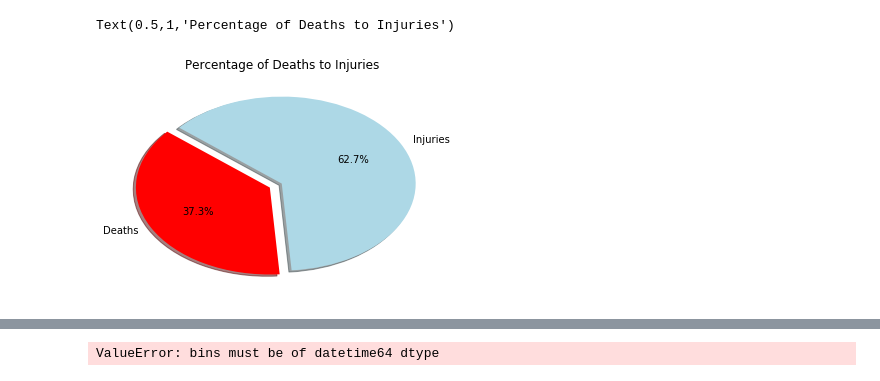
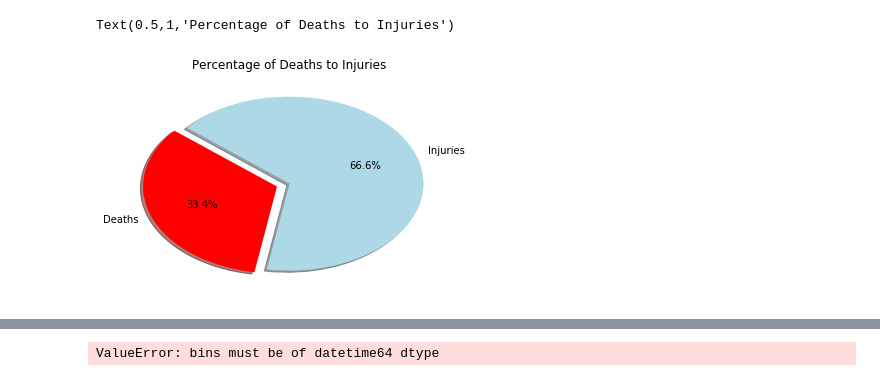
Before and after one commit to avangemert/TuThu-project-one, a Jupyter notebook: shootings_viz.ipynb, the cells around one changed output, grey strips where cells are left out. Cells and saved outputs as stored; diff of their text form; code cells hidden in the pictures.

Commit message:
updated visualizations

```diff
--- a/shootings_viz.ipynb
+++ b/shootings_viz.ipynb
@@ -3,6 +3,8 @@ import pandas as pd
 import numpy as np
 import matplotlib.pyplot as plt
 
-shootings_df = pd.read_csv("school_shootings.csv")
-shootings_df
+census_data_df = pd.read_csv("census_data_school_shootings.csv")
+school_zip_df = pd.read_csv("school_shootings_data_zip.csv")
+school_shootings_df = pd.read_csv("school_shootings_data.csv")
+school_shootings_df.head()
 # %% [output]
@@ -76,0 +84,24 @@ total_victims
+# %%
+# Bar chart of age groups of shooters
+
+bins = [0,9,19,29,39,49,99]
+group_names = ["0-9","10-19","20-29","30-39","40-49","50+"]
+shooter_age_groups = pd.cut(school_shootings_df["Shooter Age"], bins, labels=group_names)
+school_shootings_df["Shooter Age Group"] = shooter_age_groups
+pre_teen_shooter_df = school_shootings_df.loc[school_shootings_df["Shooter Age Group"] == "0-9"]
+pre_teen_shooter_count = len(pre_teen_shooter_df["Shooter Age Group"])
+teen_shooter_df = school_shootings_df.loc[school_shootings_df["Shooter Age Group"] == "10-19"]
+teen_shooter_count = len(teen_shooter_df["Shooter Age Group"])
+twenties_shooter_df = school_shootings_df.loc[school_shootings_df["Shooter Age Group"] == "20-29"]
+twenties_shooter_count = len(twenties_shooter_df["Shooter Age Group"])
+thirties_shooter_df = school_shootings_df.loc[school_shootings_df["Shooter Age Group"] == "30-39"]
+thirties_shooter_count = len(thirties_shooter_df["Shooter Age Group"])
+forties_shooter_df = school_shootings_df.loc[school_shootings_df["Shooter Age Group"] == "40-49"]
+forties_shooter_count = len(forties_shooter_df["Shooter Age Group"])
+old_shooter_df = school_shootings_df.loc[school_shootings_df["Shooter Age Group"] == "50-99"]
+old_shooter_count = len(old_shooter_df["Shooter Age Group"])
+age_groups = [pre_teen_shooter_count,teen_shooter_count,twenties_shooter_count,thirties_shooter_count,forties_shooter_count,old_shooter_count]
+plt.bar(group_names,age_groups)
+plt.title("Shooter Age Group")
+plt.xlabel("Age Groups")
+plt.ylabel("Number of Shooters")
@@ -77,11 +111,14 @@ total_victims
 # %%
+total_deaths = school_shootings_df["Deaths"].sum()
+total_injuries = school_shootings_df["Injuries"].sum()
+total_victims = total_deaths + total_injuries
 victims = [total_deaths,total_injuries]
 labels = ["Deaths","Injuries"]
 colors = ['red','lightblue']
 explode = [0.1,0]
 plt.pie(victims, explode=explode, labels=labels, colors=colors,
         autopct="%1.1f%%", shadow=True, startangle=140)
 plt.title("Percentage of Deaths to Injuries")
 # %% [output]
 Text(0.5,1,'Percentage of Deaths to Injuries')
-[figure, old version]
+[figure, new version]
```
Also changed, not shown: parts of 26 cells of this notebook.
